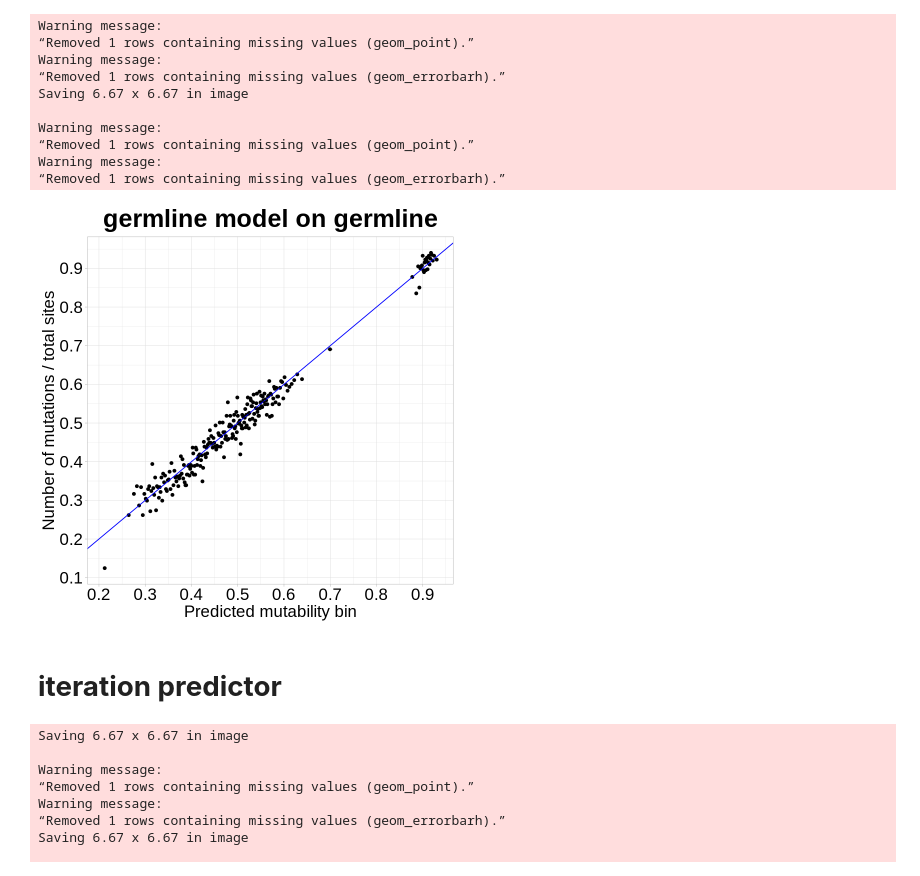
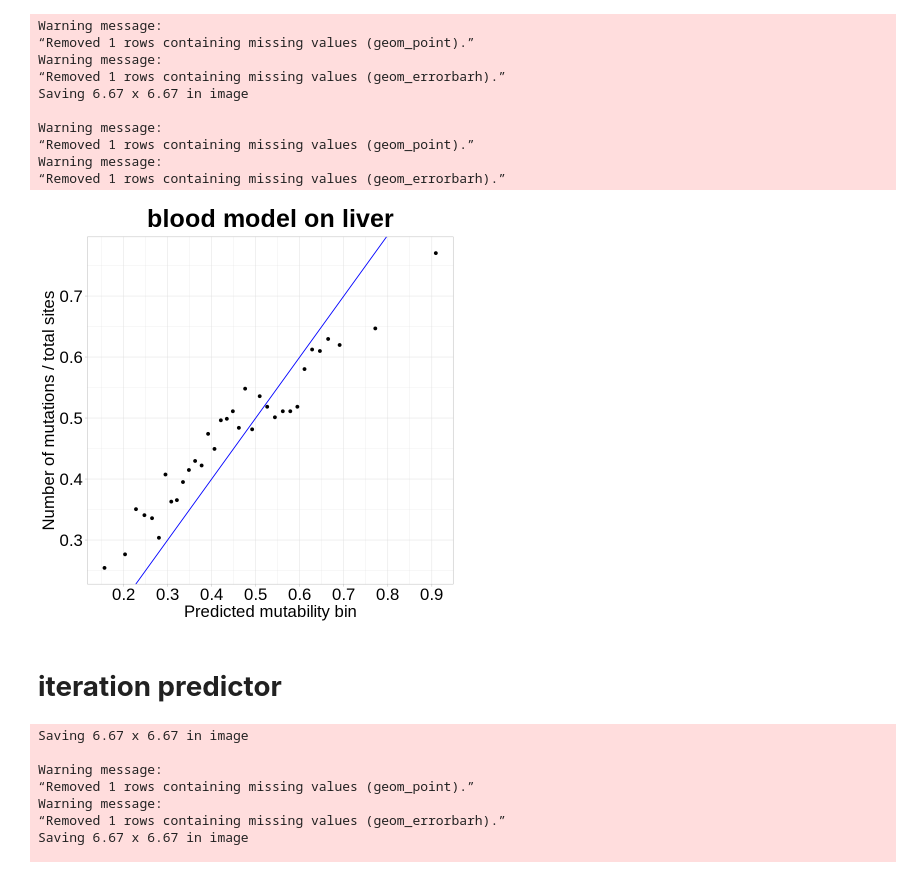
Before and after one commit to MadeleineOman/mutability, a Jupyter notebook: analysis/modules/plotting_scatter/plotting_scatter.ipynb, the cells around one changed output. Drawn from its saved outputs; the diff is of its cells as text; code cells hidden in the pictures.

```diff
--- a/analysis/modules/plotting_scatter/plotting_scatter.ipynb
+++ b/analysis/modules/plotting_scatter/plotting_scatter.ipynb
@@ -4,8 +4,8 @@
 # bin_size_desiredMin = as.integer(args[2])
 # tissue = args[3]
 # tissue_predOn = args[4]
-tissue  = "germline"
-tissue_predOn = "germline"
+tissue  = "blood"
+tissue_predOn = "liver"
 model_name = "model4"
 bin_size_desiredMin = 400
 tmp_pathToFiles = "../../../" #an arbitrary variable i use to convert b/t the directory of the creator notebook (play mode) and the home directory (snakemake executible)
@@ -92,39 +92,39 @@ ggsave(filename)
 string_to_print = paste(round(sum(probs_df$mutation_status)/nrow(probs_df),2),"mutation Ratio",sep=" ")
 cat(string_to_print,file=error_output_file,sep="\n",append=TRUE)
 string_to_print = paste(nrow(probs_df)," totalSites_",sep=" ")
 cat(string_to_print,file=error_output_file,sep="\n",append=TRUE)
 string_to_print = paste(bin_size,"_sizedBinsNoOverlap",sep=" ")
 cat(string_to_print,file=error_output_file,sep="\n",append=TRUE)
 string_to_print = "errorBars = standard error"
 cat(string_to_print,file=error_output_file,sep="\n",append=TRUE)
 
 
 string_to_print = paste("accuracy of model on bins is",1-mean(abs(plotting_df$average_predicted_probs - plotting_df$average_proportion_mutations),na.rm=TRUE),sep=" ")
 cat(string_to_print,file=error_output_file,sep="\n",append=TRUE)
 string_to_print = paste("MAE of the model on the bins is",mean(abs(plotting_df$average_predicted_probs - plotting_df$average_proportion_mutations),na.rm=TRUE),sep=" ")
 cat(string_to_print,file=error_output_file,sep="\n",append=TRUE)
 
 #making the scatter linear model and printing detaisl to file
 fit<-lm(average_proportion_mutations~average_predicted_probs,data=plotting_df)
 string_to_print = paste("r-squared is",summary(fit)$r.squared,sep=" ")
 cat(string_to_print,file=error_output_file,sep="\n",append=TRUE)
 # %% [output]
 Warning message:
 “Removed 1 rows containing missing values (geom_point).”
 Warning message:
 “Removed 1 rows containing missing values (geom_errorbarh).”
 Saving 6.67 x 6.67 in image
 
 Warning message:
 “Removed 1 rows containing missing values (geom_point).”
 Warning message:
 “Removed 1 rows containing missing values (geom_errorbarh).”
-[figure, old version]
+[figure, new version]
+# %% [markdown]
+# **iteration predictor**
 # %%
 max_rsqaured <- summary(fit)$r.squared
 max_accuracy <- 1-mean(abs(plotting_df$average_predicted_probs - plotting_df$average_proportion_mutations),na.rm=TRUE)
-# %% [markdown]
-# **iteration predictor**
 # %%
 tmp_pathToFiles = "../../../"
 tissue = "germline"
```
Also changed, not shown: 3 other files.
